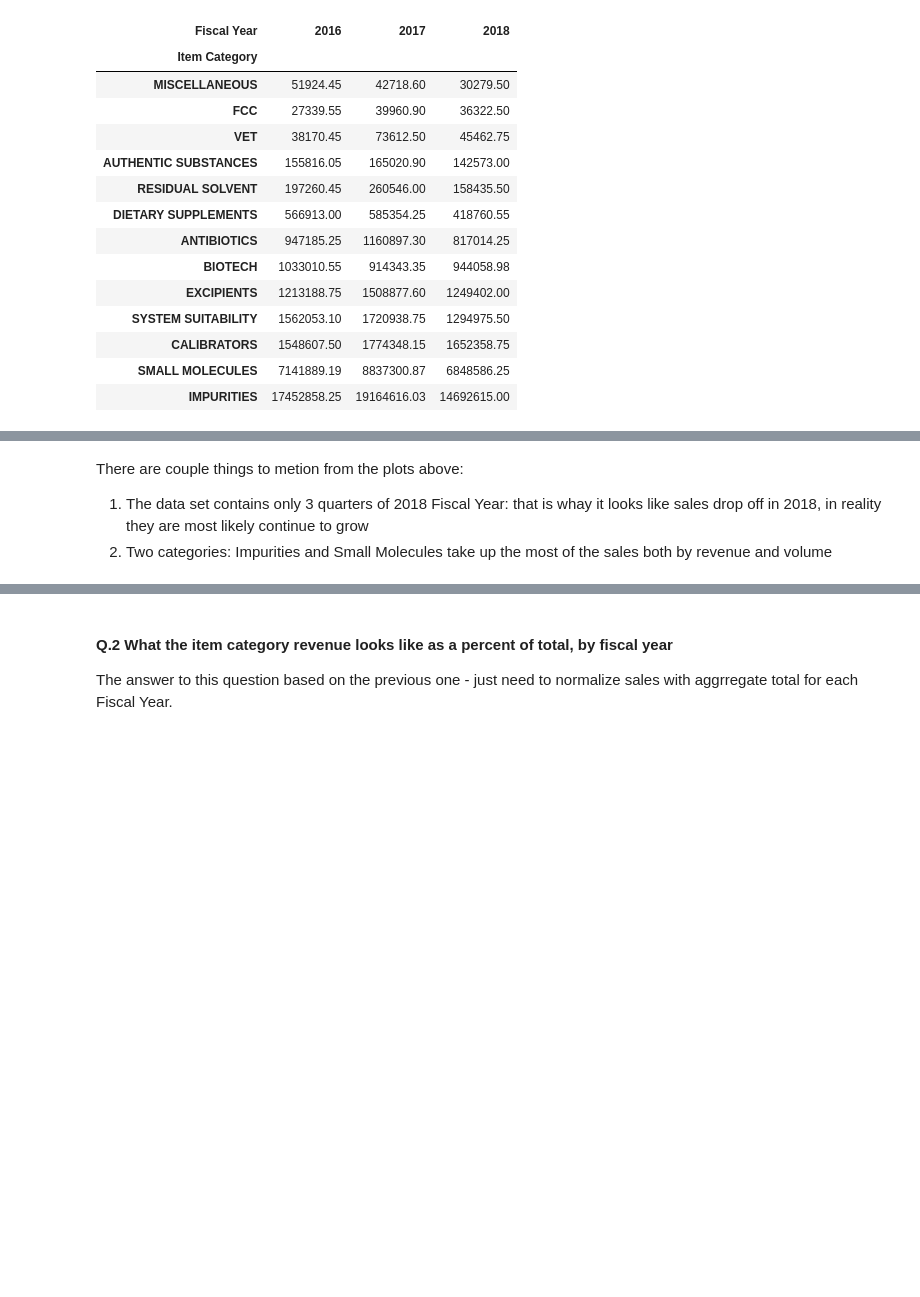
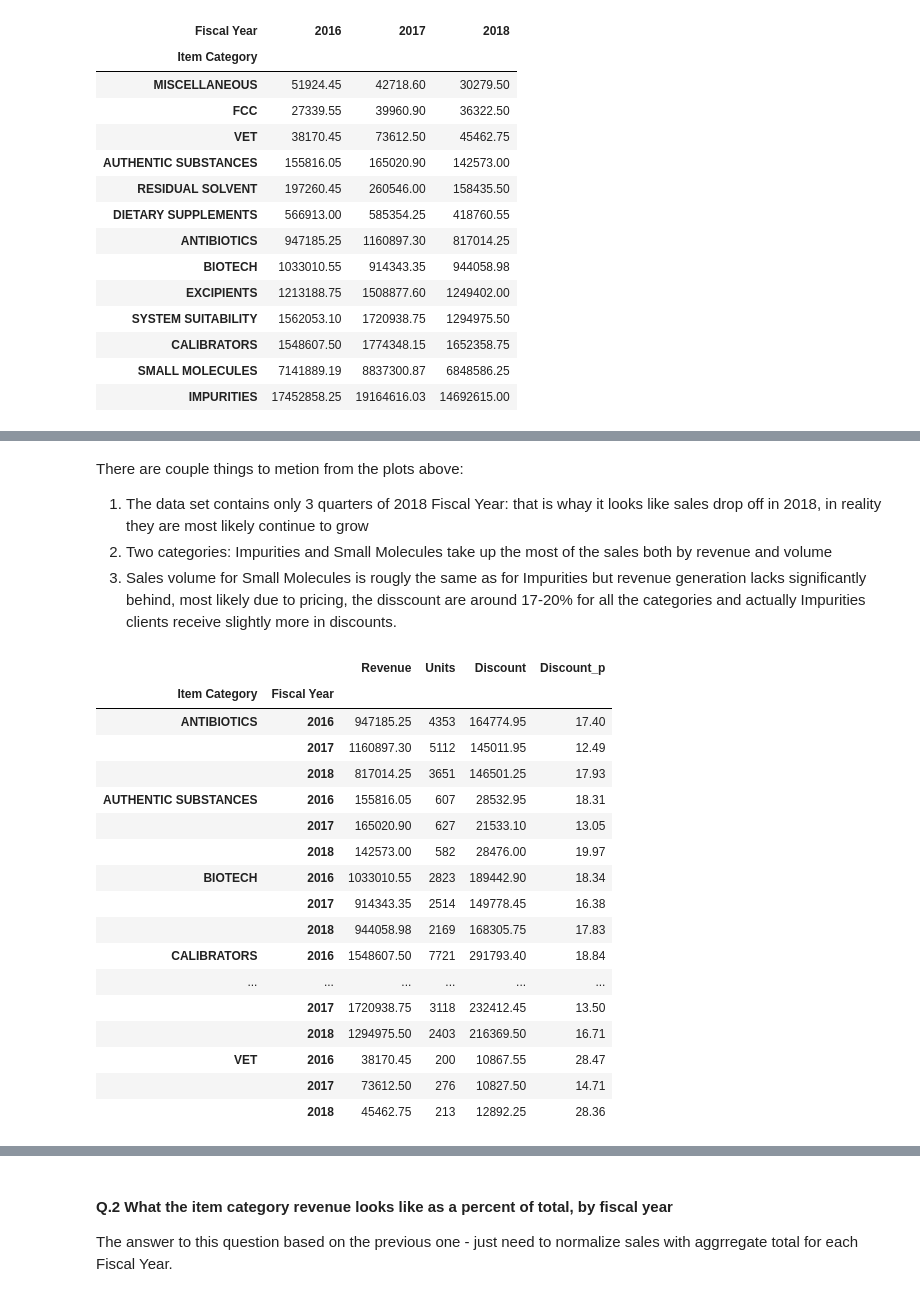
Before and after one commit to estonezzz/USP-Case, a Jupyter notebook: USP_case.ipynb, the cells around one changed output, grey strips where cells are left out. Drawn from its saved outputs; the diff is of its cells as text; code cells hidden in the pictures; blank space fills up the shorter version.

```diff
--- a/USP_case.ipynb
+++ b/USP_case.ipynb
@@ -144,3 +142,27 @@ Column(id='21467', ...)
 There are couple things to metion from the plots above:
 1) The data set contains only 3 quarters of 2018 Fiscal Year: that is whay it looks like sales drop off in 2018, in reality they are most likely continue to grow
 2) Two categories: Impurities and Small Molecules take up the most of the sales both by revenue and volume
+3) Sales volume for Small Molecules is rougly the same as for Impurities but revenue generation lacks significantly behind, most likely due to pricing, the disscount are around 17-20% for all the categories and actually Impurities clients receive slightly more in discounts.
+# %%
+# Percentage discount added
+sales_by_gr["Discount_p"] = sales_by_gr["Discount"] / sales_by_gr["Revenue"] *100
+sales_by_gr
+# %% [output]
+|  |  | Revenue | Units | Discount | Discount_p |
+| Item Category | Fiscal Year |  |  |  |  |
+| ANTIBIOTICS | 2016 | 947185.25 | 4353 | 164774.95 | 17.40 |
+|  | 2017 | 1160897.30 | 5112 | 145011.95 | 12.49 |
+|  | 2018 | 817014.25 | 3651 | 146501.25 | 17.93 |
+| AUTHENTIC SUBSTANCES | 2016 | 155816.05 | 607 | 28532.95 | 18.31 |
+|  | 2017 | 165020.90 | 627 | 21533.10 | 13.05 |
+|  | 2018 | 142573.00 | 582 | 28476.00 | 19.97 |
+| BIOTECH | 2016 | 1033010.55 | 2823 | 189442.90 | 18.34 |
+|  | 2017 | 914343.35 | 2514 | 149778.45 | 16.38 |
+|  | 2018 | 944058.98 | 2169 | 168305.75 | 17.83 |
+| CALIBRATORS | 2016 | 1548607.50 | 7721 | 291793.40 | 18.84 |
+| ... | ... | ... | ... | ... | ... |
+|  | 2017 | 1720938.75 | 3118 | 232412.45 | 13.50 |
+|  | 2018 | 1294975.50 | 2403 | 216369.50 | 16.71 |
+| VET | 2016 | 38170.45 | 200 | 10867.55 | 28.47 |
+|  | 2017 | 73612.50 | 276 | 10827.50 | 14.71 |
+|  | 2018 | 45462.75 | 213 | 12892.25 | 28.36 |
```
Also changed, not shown: parts of 16 cells of this notebook.
